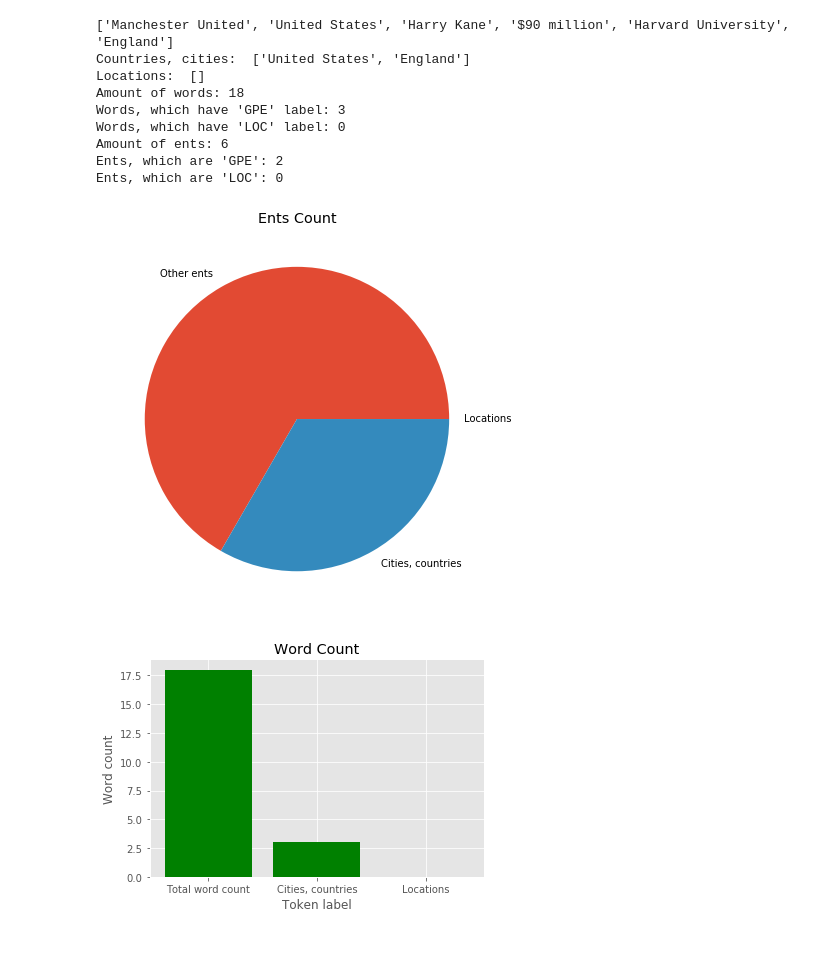
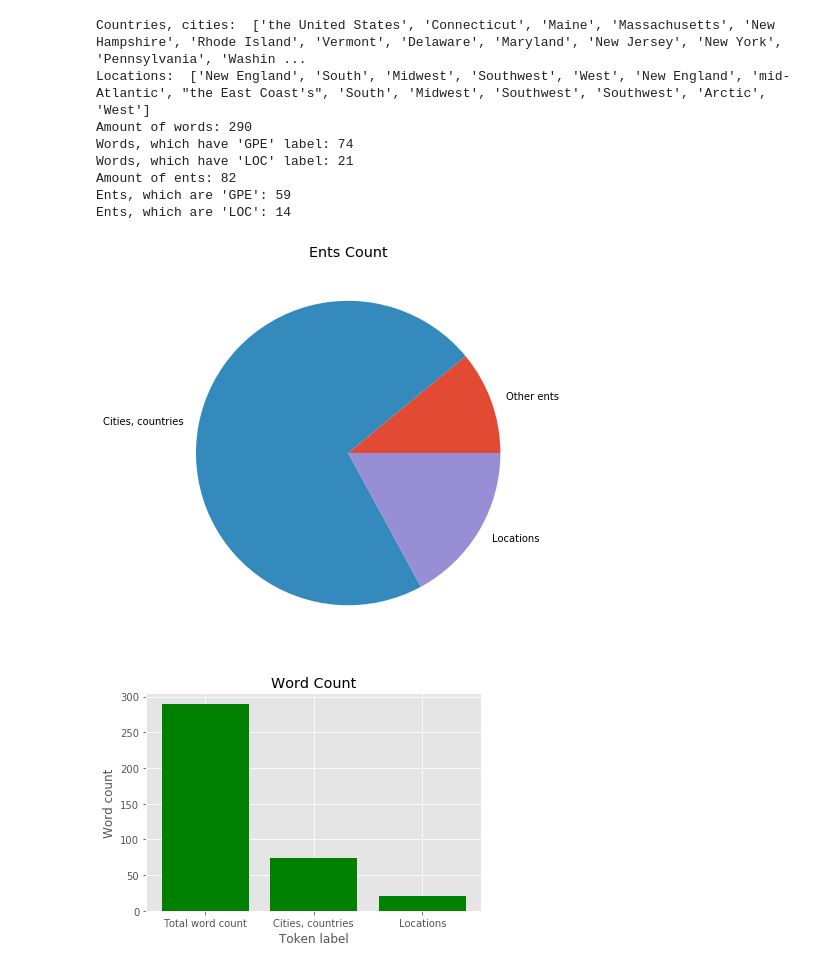
Before and after one commit to Dr1dd/nlp, a Jupyter notebook: Untitled.ipynb, the cells around one changed output. Drawn from its saved outputs; the diff is of its cells as text; code cells hidden in the pictures.

Commit message:
Read text from .txt files

```diff
--- a/Untitled.ipynb
+++ b/Untitled.ipynb
@@ -60,11 +65,10 @@ from matplotlib import pyplot as plt
 import numpy as np
 
 nlp = spacy.load('en_core_web_sm')
-text = 'Manchester United, res, United States is looking to sign Harry Kane for $90 million in Harvard University, England'
+textfile = open(r'text.txt')
+text = textfile.read()
 rem_punct = re.sub('[^A-Za-z0-9]+', ' ', text)
-
 doc = nlp(text)
-arr = []
 Allwords = len(nlp(rem_punct))
 GPE_list = []
 GPEWords = 0
@@ -104,43 +108,42 @@ labels = ['Other ents', 'Cities, countries', 'Locations']
 
 data = [entCount - (GPE_count + LOC_count), GPE_count, LOC_count]
 
 fig = plt.figure(figsize =(10, 7))
 plt.pie(data, labels = labels)
 plt.title("Ents Count")
 
 plt.show()
 
 # Bar chart
 
 %matplotlib inline
 plt.style.use('ggplot')
 
 x = ['Total word count', 'Cities, countries', 'Locations']
 energy = [Allwords, GPEWords, LOCWords]
 
 x_pos = [i for i, _ in enumerate(x)]
 
 plt.bar(x_pos, energy, color='green')
 plt.xlabel("Token label")
 plt.ylabel("Word count")
 plt.title("Word Count")
 
 plt.xticks(x_pos, x)
 
 plt.show()
 
 # Displacy ent visualization
-# options = {'ents': ['GPE', 'LOC']}
-# displacy.serve(doc, style="ent", options=options)
+#options = {'ents': ['GPE', 'LOC']}
+#displacy.serve(doc, style="ent", options=options)
 # %% [output]
-['Manchester United', 'United States', 'Harry Kane', '$90 million', 'Harvard University', 'England']
-Countries, cities:  ['United States', 'England']
-Locations:  []
-Amount of words: 18
-Words, which have 'GPE' label: 3
-Words, which have 'LOC' label: 0
-Amount of ents: 6
-Ents, which are 'GPE': 2
-Ents, which are 'LOC': 0
+Countries, cities:  ['the United States', 'Connecticut', 'Maine', 'Massachusetts', 'New Hampshire', 'Rhode Island', 'Vermont', 'Delaware', 'Maryland', 'New Jersey', 'New York', 'Pennsylvania', 'Washin ...
+Locations:  ['New England', 'South', 'Midwest', 'Southwest', 'West', 'New England', 'mid-Atlantic', "the East Coast's", 'South', 'Midwest', 'Southwest', 'Southwest', 'Arctic', 'West']
+Amount of words: 290
+Words, which have 'GPE' label: 74
+Words, which have 'LOC' label: 21
+Amount of ents: 82
+Ents, which are 'GPE': 59
+Ents, which are 'LOC': 14
-[figure, old version]
+[figure, new version]
-[figure, old version]
+[figure, new version]
```
Also changed, not shown: parts of 1 cell of this notebook.
